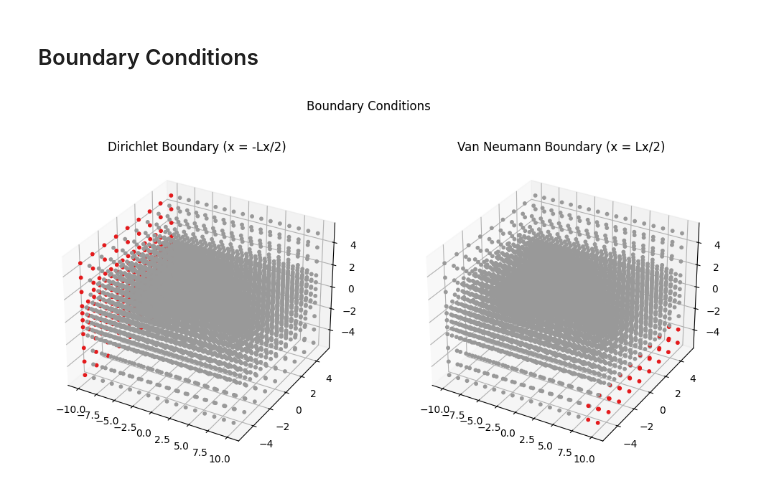
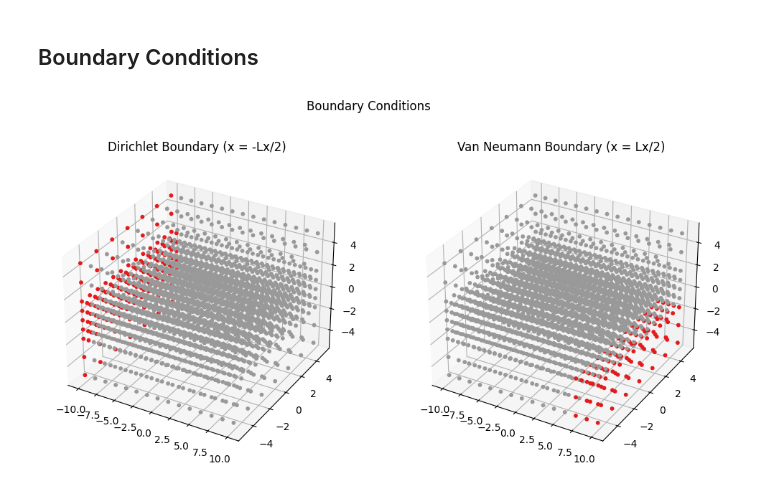
Before and after one commit to pasteurlabs/tesseract-jax, a Jupyter notebook: examples/ansys/optim_bars.ipynb, the cells around one changed output. Drawn from its saved outputs; the diff is of its cells as text; code cells hidden in the pictures.

```diff
--- a/examples/ansys/optim_bars.ipynb
+++ b/examples/ansys/optim_bars.ipynb
@@ -66,8 +66,6 @@ for chain in range(n_chains):
 
 initial_params = initial_params.flatten()
 
-print(initial_params)
-
 normalization_factors = jnp.ones_like(initial_params, dtype=jnp.float32)
 normalization_bias = jnp.zeros_like(initial_params, dtype=jnp.float32)
 
@@ -85,6 +83,8 @@ design_inputs = {
     "max_faces": 4000,
     "normalization_factors": normalization_factors,
     "normalization_bias": normalization_bias,
+    "normalize_jacobian": False,
+    "precompute_jacobian": False,
 }
 
 design_out = design_tess.apply(
@@ -359,7 +355,10 @@ def sizing_field(
     return min_size + (max_size - min_size) * normalized_sdf
 
 
-sizing = sizing_field(sdf, min_size=Lx / 32, max_size=Lx / 8, scale=1.0)
+sizing_min = Lx / 16
+sizing_max = Lx / 8
+sizing_scale = 1.0
+sizing = sizing_field(sdf, min_size=sizing_min, max_size=sizing_max, scale=sizing_scale)
 plot_grid(sizing, Lx, Ly, Lz, Nx, Ny, Nz)
 print(f"Sizing field min: {sizing.min()}, max: {sizing.max()}")
 # %% [output]
@@ -377,9 +376,9 @@ mesher_out = apply_tesseract(
         "sizing_field": sizing,  # jnp.ones_like(sdf) * (Lx / 10),
         # "sizing_field": jnp.ones_like(sdf) * (Lx / 10),
         "field_values": rho,
-        "max_subdivision_levels": 5,
-        "max_points": 7000,
-        "max_cells": 7000,
+        "max_subdivision_levels": 3,
+        "max_points": 40000,
+        "max_cells": 40000,
     },
 )
 print(
@@ -478,10 +503,10 @@ def get_boundary_masks(mesh: dict, Lx: float, Lz: float):
     """
     pts = mesh["points"]
 
-    dirichlet_mask = pts[:, 0] <= -Lx / 2 + 1e-5
+    dirichlet_mask = pts[:, 0] <= -Lx / 2 + Lx / 20
     van_neumann_mask = jnp.logical_and(
-        jnp.isclose(pts[:, 0], Lx / 2, atol=Lz / 6),
-        jnp.isclose(pts[:, 2], -Lz / 2, atol=Lz / 6),
+        jnp.isclose(pts[:, 0], Lx / 2, atol=Lz / 3),
+        jnp.isclose(pts[:, 2], -Lz / 2, atol=Lz / 3),
     )
 
     return dirichlet_mask, van_neumann_mask
@@ -496,34 +521,34 @@ plt.suptitle("Boundary Conditions")
 colors = jnp.where(dirichlet_mask[: adaptive_mesh["n_points"]], 0.1, 0.2)
 
 pts = adaptive_mesh["points"][: adaptive_mesh["n_points"]]
 
 axs[0].scatter(
     pts[:, 0],
     pts[:, 1],
     pts[:, 2],
     c=jnp.where(dirichlet_mask[: adaptive_mesh["n_points"]], 0.1, 0.2),
     s=10,
     alpha=1.0,
     cmap="Set1",
 )
 axs[0].set_title("Dirichlet Boundary (x = -Lx/2)")
 
 axs[1].scatter(
     pts[:, 0],
     pts[:, 1],
     pts[:, 2],
     c=jnp.where(van_neumann_mask[: adaptive_mesh["n_points"]], 0.1, 0.2),
     s=10,
     alpha=1.0,
     cmap="Set1",
 )
 axs[1].set_title("Van Neumann Boundary (x = Lx/2)")
 
 # convert to int arrays for tesseract input
 dirichlet_mask = dirichlet_mask.astype(jnp.int32)
 van_neumann_mask = van_neumann_mask.astype(jnp.int32)
 # %% [output]
-[figure, old version]
+[figure, new version]
 # %%
 # fem_tess = Tesseract.from_image("structure-jax-fem")
 # fem_tess.serve()
```
Also changed, not shown: parts of 24 cells of this notebook, 8 other files.
